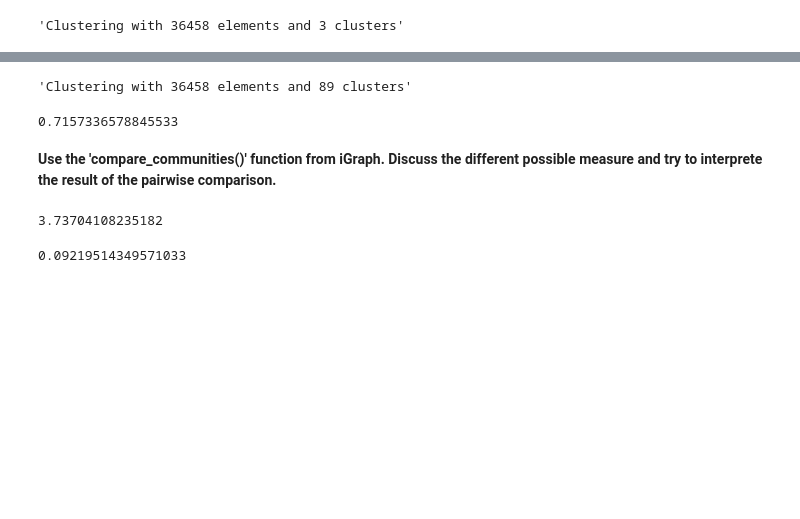
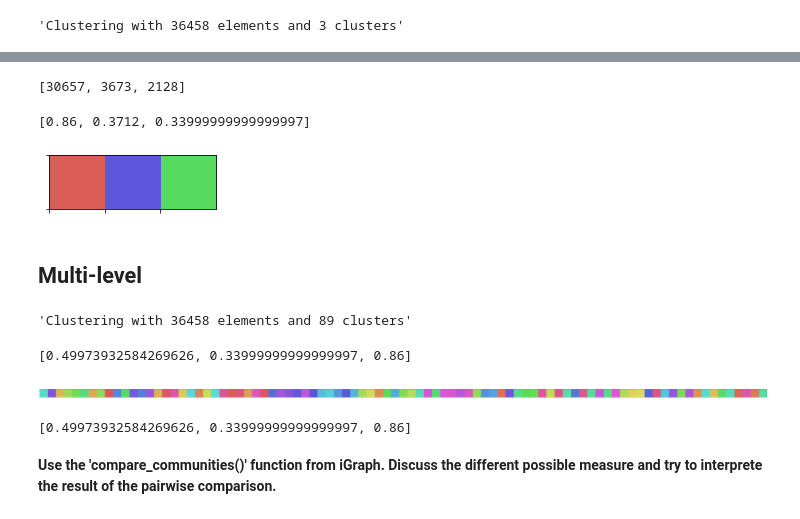
Before and after one commit to charlesfu4/ALSSN, a Jupyter notebook: Session3/session3.ipynb, the cells around one changed output, grey strips where cells are left out. Drawn from its saved outputs; the diff is of its cells as text; code cells hidden in the pictures; blank space fills up the shorter version.

```diff
--- a/Session3/session3.ipynb
+++ b/Session3/session3.ipynb
@@ -245,5 +304,5 @@ ig.plot(cond_mat, "fastgreedy.svg", layout=cond_mat.layout("drl"),
 # %%
-le = cond_mat.community_leading_eigenvector()
+le = largest.community_leading_eigenvector()
 le.summary()
 # %% [output]
 'Clustering with 36458 elements and 3 clusters'
@@ -253,0 +329,19 @@ print(cond_mat.modularity(le))
+# %%
+## The leading eigenvector results in 3 clusters.
+k=len(le)
+le.sizes()
+# %% [output]
+[30657, 3673, 2128]
+# %%
+colors =np.random.permutation(sns.color_palette("hls", k)).tolist()
+#colors = sns.color_palette("hls", k)
+sns.palplot(colors)
+colors[1]
+largest.vs['color'] = [None]
+for clid, cluster in enumerate(le):
+    for member in cluster:
+        largest.vs[member]['color'] = colors[clid]
+largest.vs[2]['color']
+# %% [output]
+[0.86, 0.3712, 0.33999999999999997]
+[figure, added]
@@ -254 +362,3 @@ print(cond_mat.modularity(le))
+# %% [markdown]
+## Multi-level
 # %%
@@ -256,7 +366,20 @@ mul = cond_mat.community_multilevel()
 mul.summary()
 # %% [output]
 'Clustering with 36458 elements and 89 clusters'
-# %%
-print(cond_mat.modularity(mul))
-# %% [output]
-0.7157336578845533
+# %%
+k=len(mul)
+colors =np.random.permutation(sns.color_palette("hls", k)).tolist()
+#colors = sns.color_palette("hls", k)
+sns.palplot(colors)
+colors[1]
+# %% [output]
+[0.49973932584269626, 0.33999999999999997, 0.86]
+[figure, added]
+# %%
+largest.vs['color'] = [None]
+for clid, cluster in enumerate(mul):
+    for member in cluster:
+        largest.vs[member]['color'] = colors[clid]
+largest.vs[2]['color']
+# %% [output]
+[0.49973932584269626, 0.33999999999999997, 0.86]
@@ -263,12 +400,2 @@ print(cond_mat.modularity(mul))
 # %% [markdown]
 **Use the 'compare_communities()' function from iGraph. Discuss the different possible measure and try to interprete the result of the pairwise comparison.**
-# %%
-#variation of information metric
-ig.compare_communities(le, mul, method ='vi')
-# %% [output]
-3.73704108235182
-# %%
-# normalized mutual information
-ig.compare_communities(le, mul, method ='nmi')
-# %% [output]
-0.09219514349571033
```
Also changed, not shown: parts of 28 cells of this notebook.
